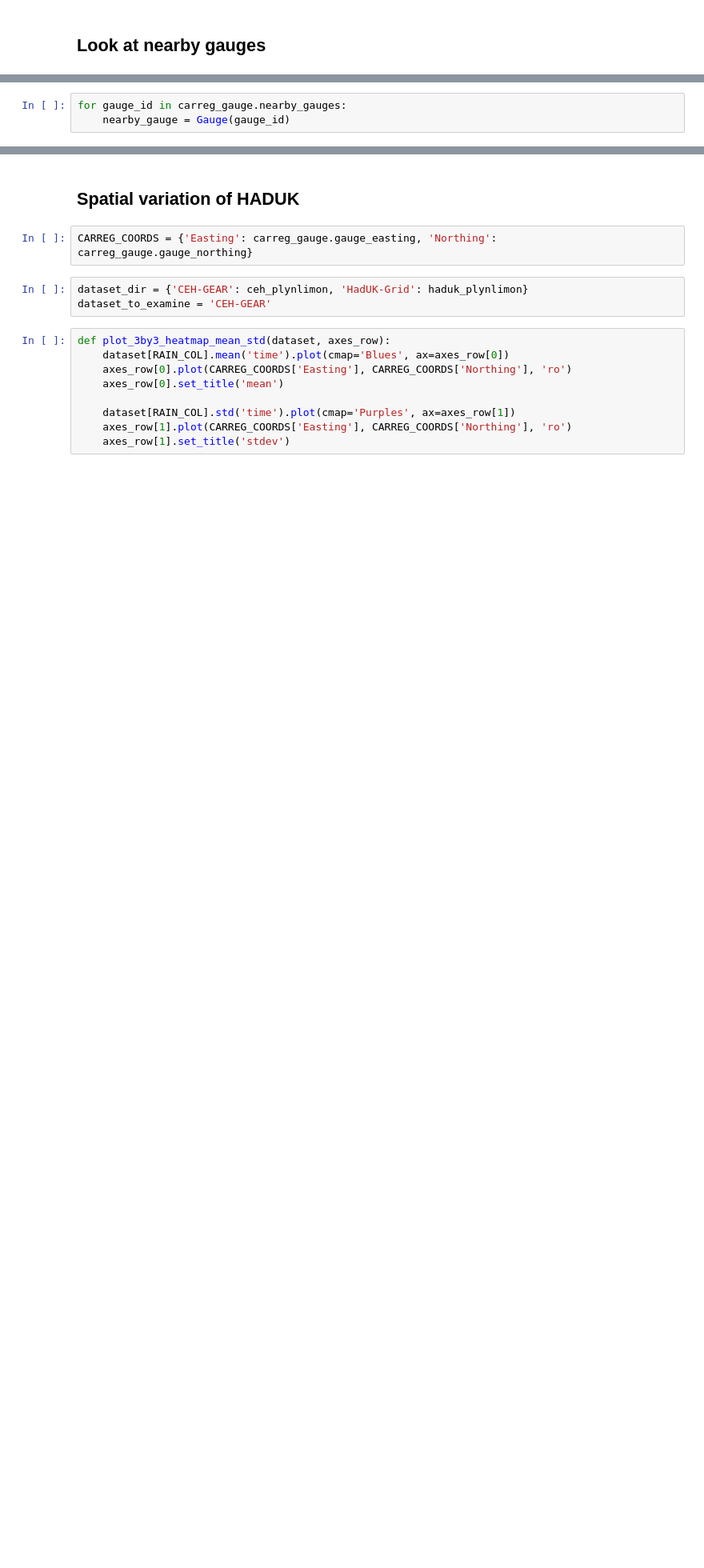
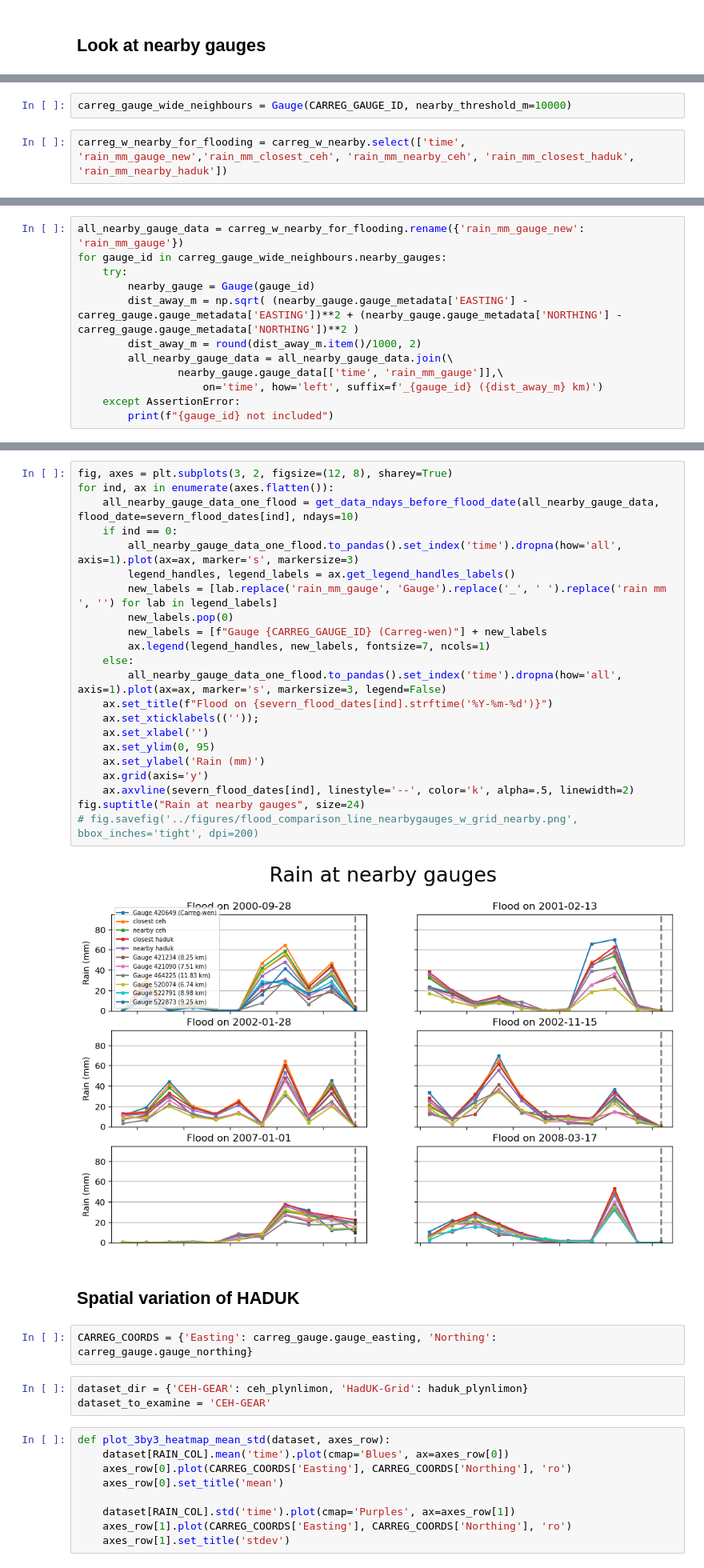
Before and after one commit to Thomasjkeel/FDRI-comparing-rainfall-data-in-upper-severn, a Jupyter notebook: notebooks/Carreg_wen_gauge_vs_grid.ipynb, the cells around one changed output, grey strips where cells are left out. Shown at 80% size. Drawn from its saved outputs; the diff is of its cells as text; blank space fills up the shorter version.

Commit message:
add new nearby gauge figs

```diff
--- a/notebooks/Carreg_wen_gauge_vs_grid.ipynb
+++ b/notebooks/Carreg_wen_gauge_vs_grid.ipynb
@@ -505,3 +503,4 @@ carreg_gauge.nearby_gauges
-# %%
-for gauge_id in carreg_gauge.nearby_gauges:
-    nearby_gauge = Gauge(gauge_id)
+# %%
+carreg_gauge_wide_neighbours = Gauge(CARREG_GAUGE_ID, nearby_threshold_m=10000)
+# %%
+carreg_w_nearby_for_flooding = carreg_w_nearby.select(['time', 'rain_mm_gauge_new','rain_mm_closest_ceh', 'rain_mm_nearby_ceh', 'rain_mm_closest_haduk', 'rain_mm_nearby_haduk'])
@@ -507,0 +511,12 @@ for gauge_id in carreg_gauge.nearby_gauges:
+# %%
+all_nearby_gauge_data = carreg_w_nearby_for_flooding.rename({'rain_mm_gauge_new': 'rain_mm_gauge'})
+for gauge_id in carreg_gauge_wide_neighbours.nearby_gauges:
+    try:
+        nearby_gauge = Gauge(gauge_id)
+        dist_away_m = np.sqrt( (nearby_gauge.gauge_metadata['EASTING'] - carreg_gauge.gauge_metadata['EASTING'])**2 + (nearby_gauge.gauge_metadata['NORTHING'] - carreg_gauge.gauge_metadata['NORTHING'])**2 )
+        dist_away_m = round(dist_away_m.item()/1000, 2)
+        all_nearby_gauge_data = all_nearby_gauge_data.join(\
+                nearby_gauge.gauge_data[['time', 'rain_mm_gauge']],\
+                    on='time', how='left', suffix=f'_{gauge_id} ({dist_away_m} km)')
+    except AssertionError:
+        print(f"{gauge_id} not included")
@@ -508,3 +552,27 @@ for gauge_id in carreg_gauge.nearby_gauges:
+# %%
+fig, axes = plt.subplots(3, 2, figsize=(12, 8), sharey=True)
+for ind, ax in enumerate(axes.flatten()):
+    all_nearby_gauge_data_one_flood = get_data_ndays_before_flood_date(all_nearby_gauge_data, flood_date=severn_flood_dates[ind], ndays=10)
+    if ind == 0:
+        all_nearby_gauge_data_one_flood.to_pandas().set_index('time').dropna(how='all', axis=1).plot(ax=ax, marker='s', markersize=3)
+        legend_handles, legend_labels = ax.get_legend_handles_labels()
+        new_labels = [lab.replace('rain_mm_gauge', 'Gauge').replace('_', ' ').replace('rain mm ', '') for lab in legend_labels]
+        new_labels.pop(0)
+        new_labels = [f"Gauge {CARREG_GAUGE_ID} (Carreg-wen)"] + new_labels
+        ax.legend(legend_handles, new_labels, fontsize=7, ncols=1)
+    else:
+        all_nearby_gauge_data_one_flood.to_pandas().set_index('time').dropna(how='all', axis=1).plot(ax=ax, marker='s', markersize=3, legend=False)
+    ax.set_title(f"Flood on {severn_flood_dates[ind].strftime('%Y-%m-%d')}")
+    ax.set_xticklabels((''));
+    ax.set_xlabel('')
+    ax.set_ylim(0, 95)
+    ax.set_ylabel('Rain (mm)')
+    ax.grid(axis='y')
+    ax.axvline(severn_flood_dates[ind], linestyle='--', color='k', alpha=.5, linewidth=2)
+fig.suptitle("Rain at nearby gauges", size=24)
+# fig.savefig('../figures/flood_comparison_line_nearbygauges_w_grid_nearby.png', bbox_inches='tight', dpi=200)
+# %% [output]
+[figure, added]
 # %% [markdown]
 ## Spatial variation of HADUK
 # %%
```
Also changed, not shown: parts of 8 cells of this notebook, 4 other files.
